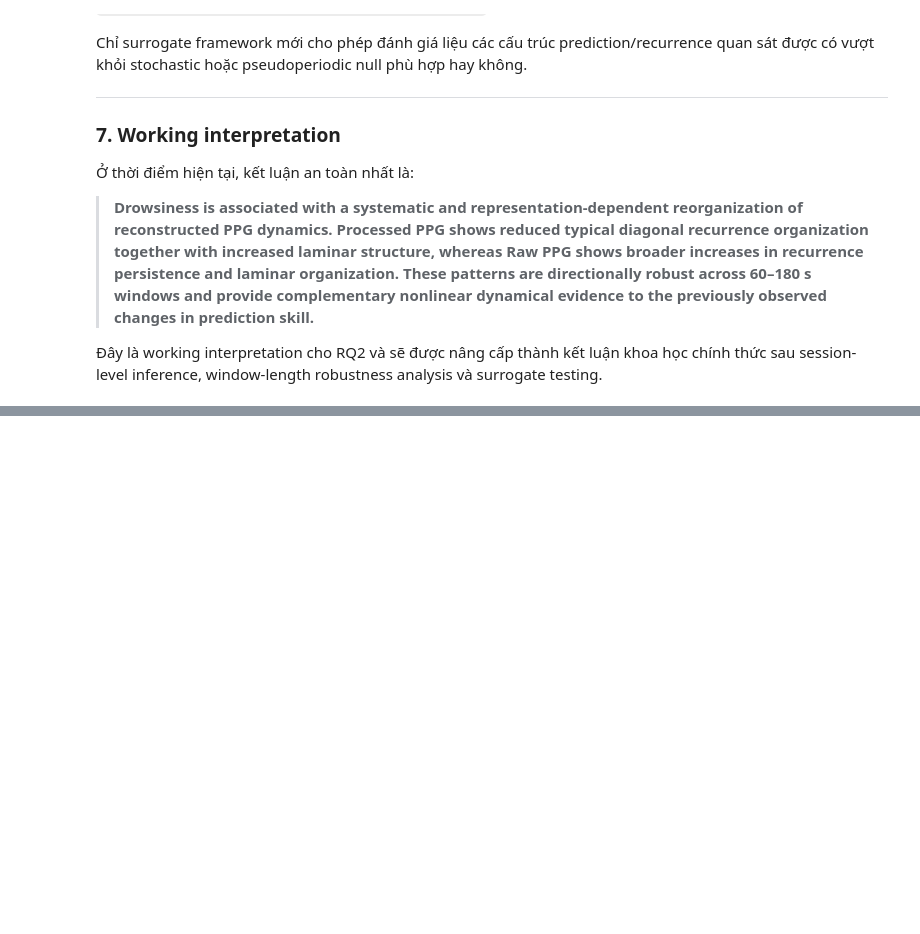
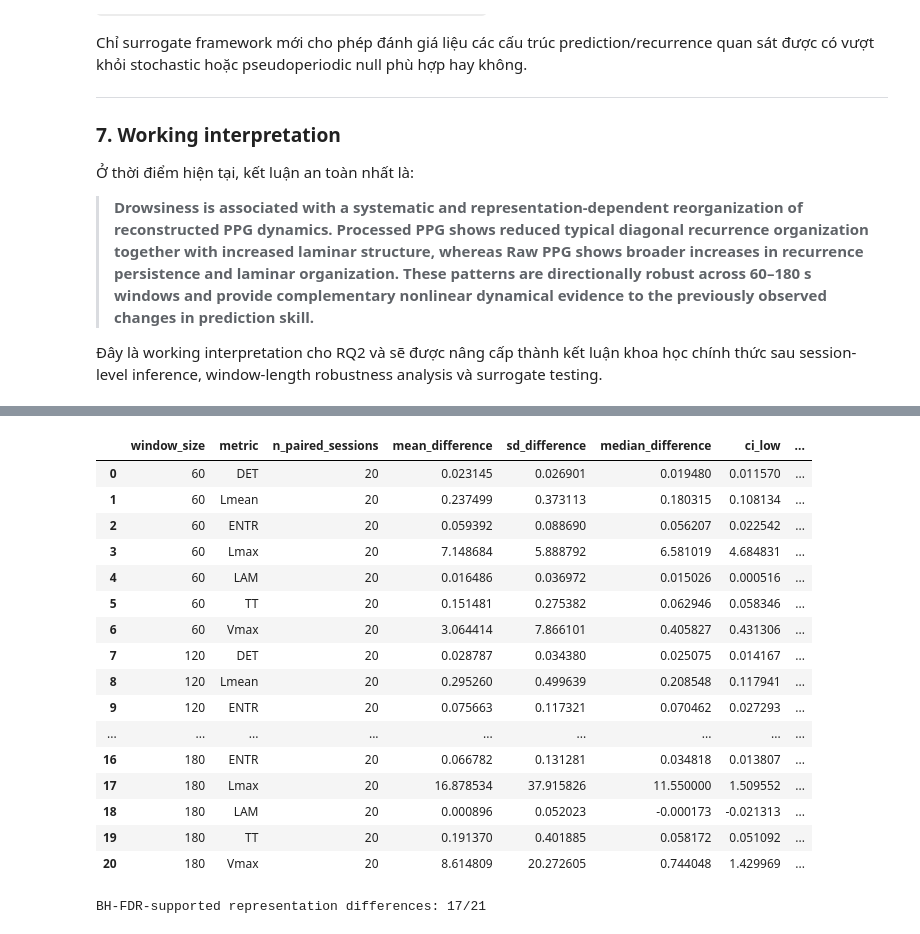
Before and after one commit to Vutu2003/Nonlinear-Time-Series-Analysis, a Jupyter notebook: phase1/notebook/rqa.ipynb, the cells around one changed output, grey strips where cells are left out. Cells and saved outputs as stored; diff of their text form; code cells hidden in the pictures; blank space fills up the shorter version.

```diff
--- a/phase1/notebook/rqa.ipynb
+++ b/phase1/notebook/rqa.ipynb
@@ -1243,0 +1699,79 @@ Chỉ surrogate framework mới cho phép đánh giá liệu các cấu trúc pr
+# %%
+# RQ2 inference cell 5: Cross-representation inference
+REPRESENTATION_OUTPUT = (
+    RESULTS_DIR / "rqa_representation_inference.csv"
+)
+
+rng = np.random.default_rng(RANDOM_SEED + 2)
+representation_records = []
+for window_size in WINDOW_SIZES:
+    selected = paired_deltas.loc[
+        paired_deltas["window_size"] == window_size
+    ]
+    for metric in METRICS:
+        wide = selected.pivot(
+            index="session",
+            columns="representation",
+            values=f"delta_{metric}",
+        ).reindex(columns=REPRESENTATIONS)
+        values = (
+            wide["Raw"] - wide["Processed"]
+        ).to_numpy(dtype=float)
+        mean_difference = values.mean()
+        sd_difference = values.std(ddof=1)
+        ci_low, ci_high = bootstrap_mean_ci(values, rng)
+        effect_size = (
+            mean_difference / sd_difference
+            if sd_difference > 0
+            else 0.0
+        )
+        representation_records.append(
+            {
+                "window_size": window_size,
+                "metric": metric,
+                "n_paired_sessions": values.size,
+                "mean_difference": mean_difference,
+                "sd_difference": sd_difference,
+                "median_difference": np.median(values),
+                "ci_low": ci_low,
+                "ci_high": ci_high,
+                "effect_size_dz": effect_size,
+                "fraction_difference_positive": np.mean(values > 0),
+                "raw_p": sign_flip_pvalue(values),
+            }
+        )
+
+representation_inference = pd.DataFrame.from_records(
+    representation_records
+)
+representation_inference["fdr_q"] = benjamini_hochberg(
+    representation_inference["raw_p"]
+)
+representation_inference["fdr_significant"] = (
+    representation_inference["fdr_q"] < ALPHA
+)
+representation_inference.to_csv(REPRESENTATION_OUTPUT, index=False)
+display(representation_inference)
+print(
+    "BH-FDR-supported representation differences: "
+    f"{int(representation_inference['fdr_significant'].sum())}/21"
+)
+# %% [output]
+|  | window_size | metric | n_paired_sessions | mean_difference | sd_difference | median_difference | ci_low | ... |
+| 0 | 60 | DET | 20 | 0.023145 | 0.026901 | 0.019480 | 0.011570 | ... |
+| 1 | 60 | Lmean | 20 | 0.237499 | 0.373113 | 0.180315 | 0.108134 | ... |
+| 2 | 60 | ENTR | 20 | 0.059392 | 0.088690 | 0.056207 | 0.022542 | ... |
+| 3 | 60 | Lmax | 20 | 7.148684 | 5.888792 | 6.581019 | 4.684831 | ... |
+| 4 | 60 | LAM | 20 | 0.016486 | 0.036972 | 0.015026 | 0.000516 | ... |
+| 5 | 60 | TT | 20 | 0.151481 | 0.275382 | 0.062946 | 0.058346 | ... |
+| 6 | 60 | Vmax | 20 | 3.064414 | 7.866101 | 0.405827 | 0.431306 | ... |
+| 7 | 120 | DET | 20 | 0.028787 | 0.034380 | 0.025075 | 0.014167 | ... |
+| 8 | 120 | Lmean | 20 | 0.295260 | 0.499639 | 0.208548 | 0.117941 | ... |
+| 9 | 120 | ENTR | 20 | 0.075663 | 0.117321 | 0.070462 | 0.027293 | ... |
+| ... | ... | ... | ... | ... | ... | ... | ... | ... |
+| 16 | 180 | ENTR | 20 | 0.066782 | 0.131281 | 0.034818 | 0.013807 | ... |
+| 17 | 180 | Lmax | 20 | 16.878534 | 37.915826 | 11.550000 | 1.509552 | ... |
+| 18 | 180 | LAM | 20 | 0.000896 | 0.052023 | -0.000173 | -0.021313 | ... |
+| 19 | 180 | TT | 20 | 0.191370 | 0.401885 | 0.058172 | 0.051092 | ... |
+| 20 | 180 | Vmax | 20 | 8.614809 | 20.272605 | 0.744048 | 1.429969 | ... |
+BH-FDR-supported representation differences: 17/21
```
Also changed, not shown: parts of 10 cells of this notebook, 8 other files.
